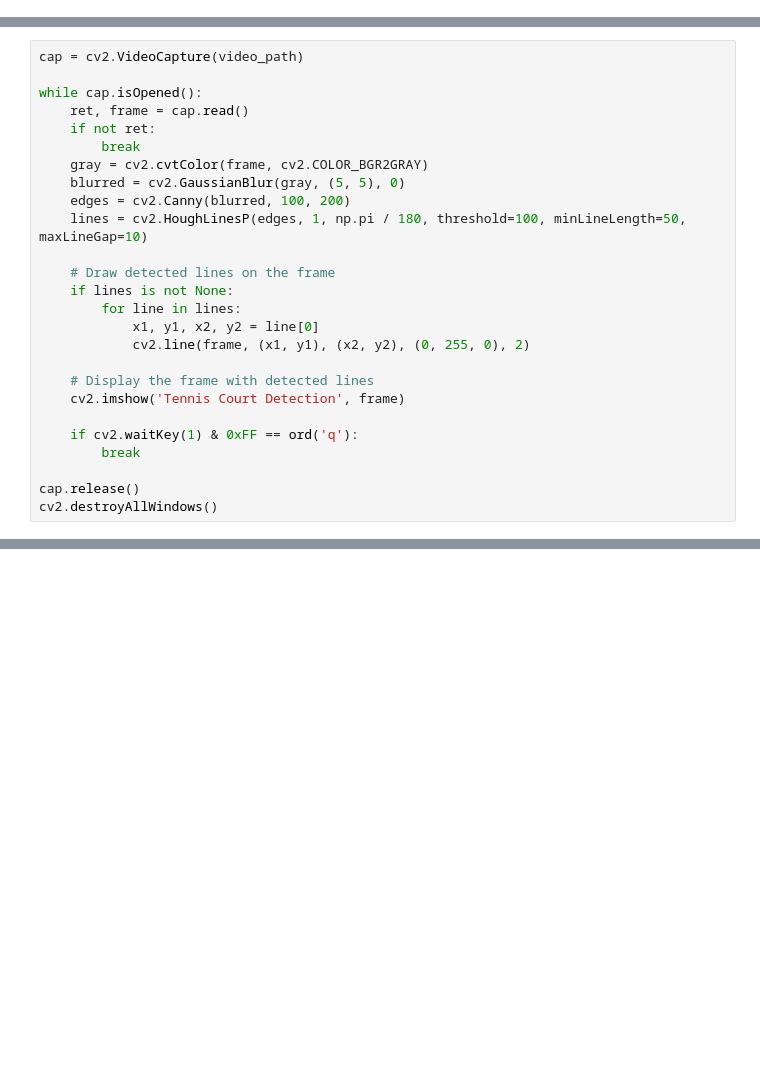
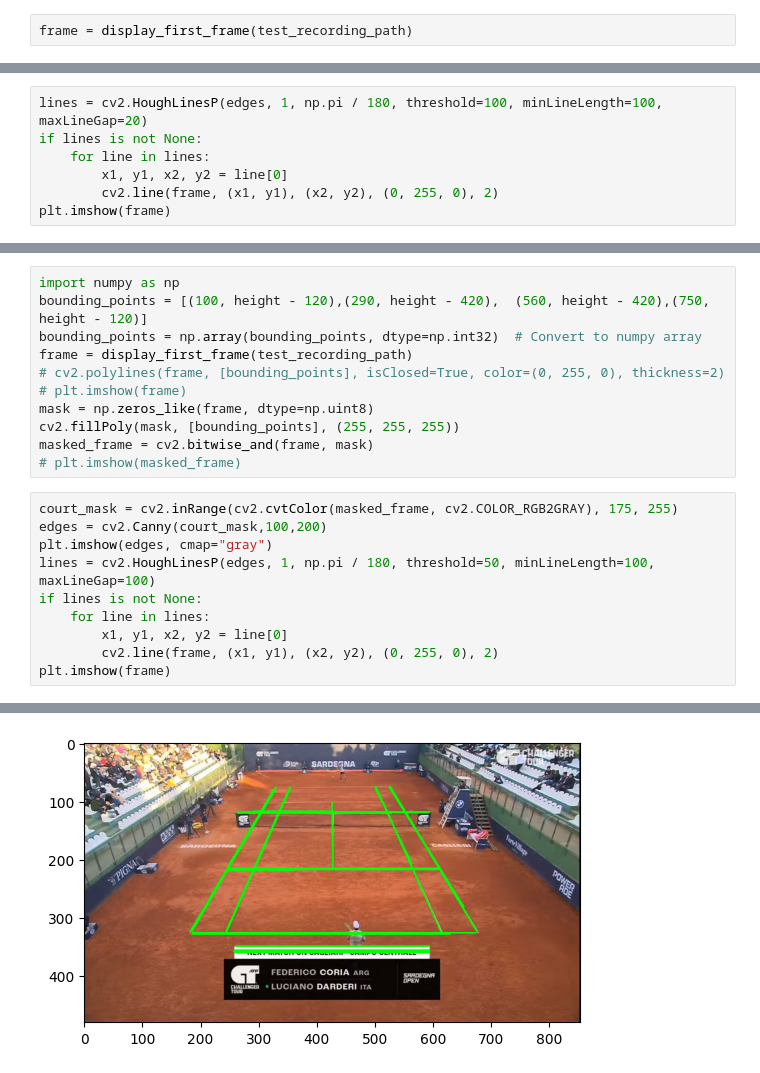
Before and after one commit to watsonam/video-recognition, a Jupyter notebook: tennis-court-detection/tennis_court_detection/analysis.ipynb, the cells around one changed output, grey strips where cells are left out. Cells and saved outputs as stored; diff of their text form; blank space fills up the shorter version.

Commit message:
Implement initial structure for tennis court detection project

```diff
--- a/tennis-court-detection/tennis_court_detection/analysis.ipynb
+++ b/tennis-court-detection/tennis_court_detection/analysis.ipynb
@@ -52,0 +74,2 @@ import numpy as np
+# %%
+frame = display_first_frame(test_recording_path)
@@ -52,0 +89,7 @@ import numpy as np
+# %%
+lines = cv2.HoughLinesP(edges, 1, np.pi / 180, threshold=100, minLineLength=100, maxLineGap=20)
+if lines is not None:
+    for line in lines:
+        x1, y1, x2, y2 = line[0]
+        cv2.line(frame, (x1, y1), (x2, y2), (0, 255, 0), 2)
+plt.imshow(frame)
@@ -53,27 +108,22 @@ import numpy as np
+# %%
+import numpy as np
+bounding_points = [(100, height - 120),(290, height - 420),  (560, height - 420),(750, height - 120)]
+bounding_points = np.array(bounding_points, dtype=np.int32)  # Convert to numpy array
+frame = display_first_frame(test_recording_path)
+# cv2.polylines(frame, [bounding_points], isClosed=True, color=(0, 255, 0), thickness=2)
+# plt.imshow(frame)
+mask = np.zeros_like(frame, dtype=np.uint8)
+cv2.fillPoly(mask, [bounding_points], (255, 255, 255))
+masked_frame = cv2.bitwise_and(frame, mask)
+# plt.imshow(masked_frame)
 # %%
-cap = cv2.VideoCapture(video_path)
-
-while cap.isOpened():
-    ret, frame = cap.read()
-    if not ret:
-        break
-    gray = cv2.cvtColor(frame, cv2.COLOR_BGR2GRAY)
-    blurred = cv2.GaussianBlur(gray, (5, 5), 0)
-    edges = cv2.Canny(blurred, 100, 200)
-    lines = cv2.HoughLinesP(edges, 1, np.pi / 180, threshold=100, minLineLength=50, maxLineGap=10)
-
-    # Draw detected lines on the frame
-    if lines is not None:
-        for line in lines:
-            x1, y1, x2, y2 = line[0]
-            cv2.line(frame, (x1, y1), (x2, y2), (0, 255, 0), 2)
-
-    # Display the frame with detected lines
-    cv2.imshow('Tennis Court Detection', frame)
-
-    if cv2.waitKey(1) & 0xFF == ord('q'):
-        break
-
-cap.release()
-cv2.destroyAllWindows()
+court_mask = cv2.inRange(cv2.cvtColor(masked_frame, cv2.COLOR_RGB2GRAY), 175, 255)
+edges = cv2.Canny(court_mask,100,200)
+plt.imshow(edges, cmap="gray")
+lines = cv2.HoughLinesP(edges, 1, np.pi / 180, threshold=50, minLineLength=100, maxLineGap=100)
+if lines is not None:
+    for line in lines:
+        x1, y1, x2, y2 = line[0]
+        cv2.line(frame, (x1, y1), (x2, y2), (0, 255, 0), 2)
+plt.imshow(frame)
 # %% [output]
@@ -80,0 +131 @@ cv2.destroyAllWindows()
+[figure, added]
```
Also changed, not shown: parts of 13 cells of this notebook.
